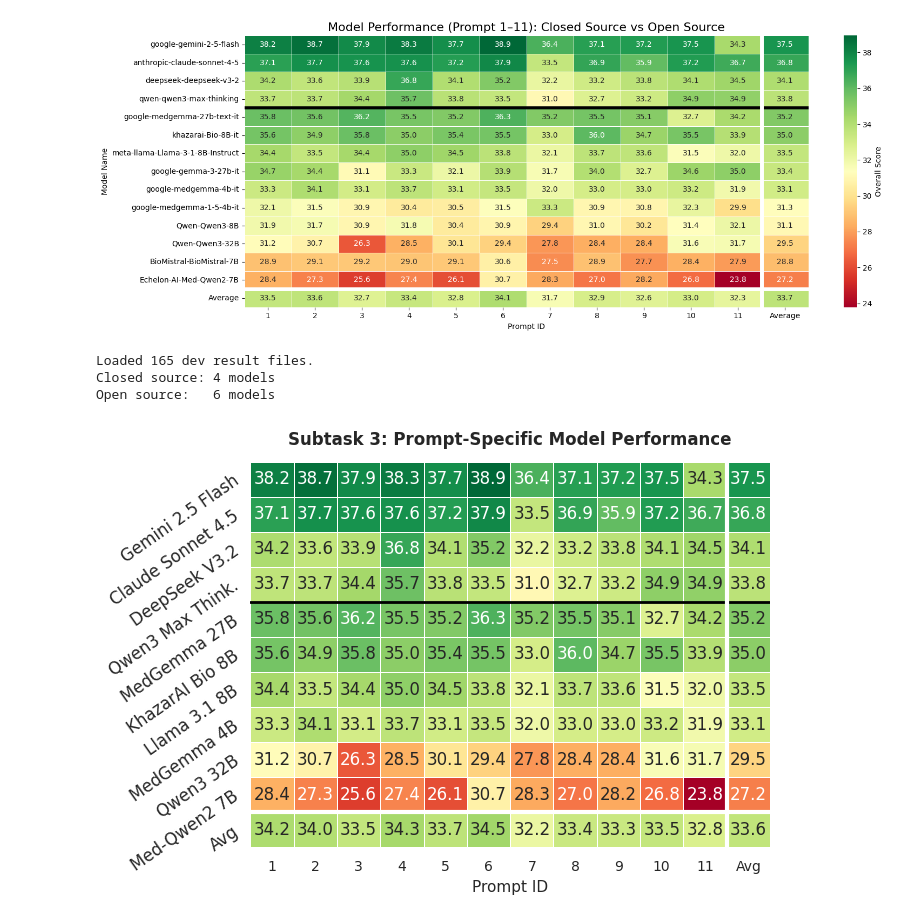
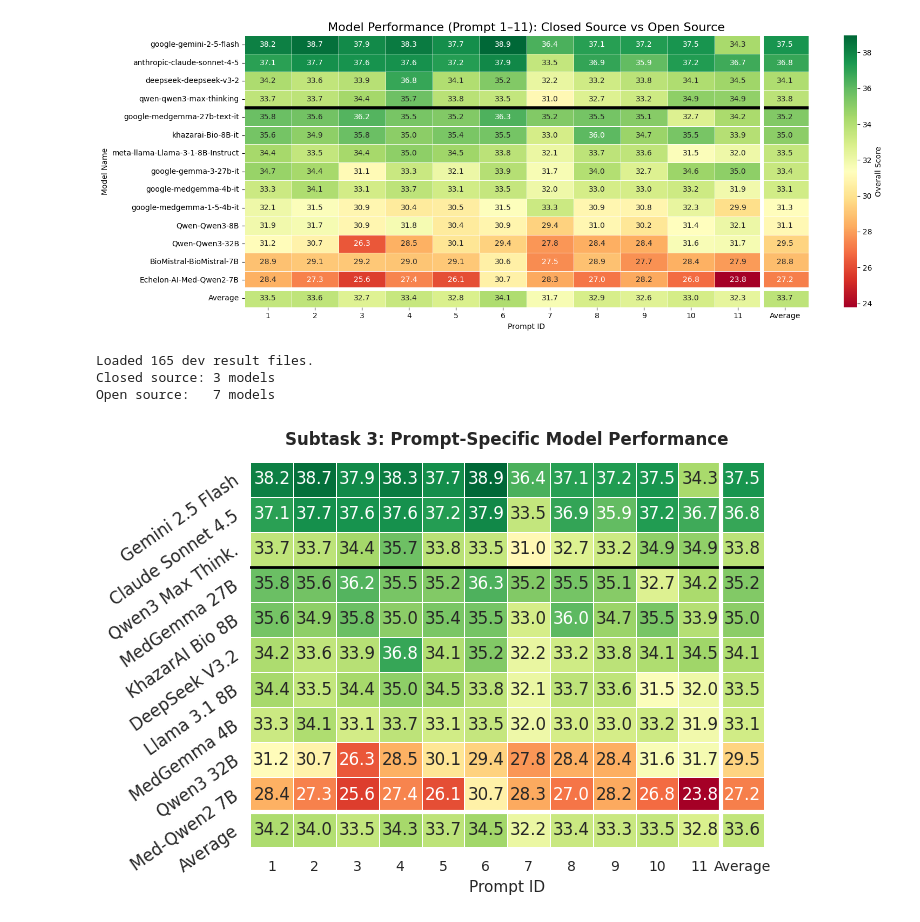
Before and after one commit to bioinformatics-ua/ArchEHR-QA-2026, a Jupyter notebook: Subtask3/inference/model_prompt_heatmap.ipynb, the cells around one changed output. Drawn from its saved outputs; the diff is of its cells as text; code cells hidden in the pictures.

Commit message:
Heatmaps subtask 1,3,4

```diff
--- a/Subtask3/inference/model_prompt_heatmap.ipynb
+++ b/Subtask3/inference/model_prompt_heatmap.ipynb
@@ -250,7 +250,6 @@ closed_source_models = [
     # 'x-ai-grok-4-1-fast',
     'google-gemini-3-pro-preview',
     'qwen-qwen3-max',
-    'deepseek-deepseek-v3-2',
 
     'qwen-qwen3-max-thinking',
     'google-gemini-2-5-flash'
@@ -262,8 +261,9 @@ open_source_models = [
     'google-medgemma-27b-text-it',
     'google-medgemma-4b-it',
     'Echelon-AI-Med-Qwen2-7B',
-    'khazarai-Bio-8B-it'
+    'khazarai-Bio-8B-it',
 
+    'deepseek-deepseek-v3-2',
 ]
 
 # ── Define Clean Aliases for the Plot ────────────────────────────────────────
@@ -293,13 +293,13 @@ all_models = closed_source_models + open_source_models
 df_dev_filtered = df_dev[df_dev['model'].isin(all_models)]
 pivot_dev = df_dev_filtered.pivot_table(index='model', columns='prompt_id', values='overall_score')
 
-# Calculate Averages (Changed to 'Avg')
-pivot_dev['Avg'] = pivot_dev.mean(axis=1)
-pivot_dev.loc['Avg'] = pivot_dev.mean(axis=0)
+# Calculate Averages (Changed to 'Average')
+pivot_dev['Average'] = pivot_dev.mean(axis=1)
+pivot_dev.loc['Average'] = pivot_dev.mean(axis=0)
 
 def get_avg_dev(model):
     try:
-        return pivot_dev.loc[model, 'Avg']
+        return pivot_dev.loc[model, 'Average']
     except KeyError:
         return -float('inf')
 
@@ -307,8 +307,8 @@ def get_avg_dev(model):
 closed_sorted_dev = sorted([m for m in closed_source_models if m in pivot_dev.index], key=get_avg_dev, reverse=True)
 open_sorted_dev   = sorted([m for m in open_source_models   if m in pivot_dev.index], key=get_avg_dev, reverse=True)
 
-# Reindex using 'Avg' instead of 'Average'
-pivot_dev = pivot_dev.reindex(closed_sorted_dev + open_sorted_dev + ['Avg'])
+# Reindex using 'Average' instead of 'Avg'
+pivot_dev = pivot_dev.reindex(closed_sorted_dev + open_sorted_dev + ['Average'])
 
 # Apply the clean aliases to the DataFrame index
 pivot_dev.rename(index=model_aliases, inplace=True)
@@ -326,33 +326,33 @@ plt.figure(figsize=(7, 5))
 ax = sns.heatmap(
     pivot_dev,
     annot=True,
     fmt='.1f',
     cmap='RdYlGn',
     linewidths=0.5,
     annot_kws={"size": 12},
     cbar=False # Removes the colorbar from the right
 )
 
 # Scale down the separator lines for the smaller figure size
 ax.axhline(y=n_closed_dev, color='black', linewidth=2)
 ax.axvline(x=pivot_dev.shape[1] - 1, color='white', linewidth=3)
 ax.axhline(y=pivot_dev.shape[0] - 1, color='white', linewidth=3)
 
 # Adjust titles and labels with larger, paper-appropriate font sizes (Added "Overall Score")
 plt.title('Subtask 3: Prompt-Specific Model Performance', fontsize=12, fontweight='bold', pad=12)
 plt.ylabel('', fontsize=11)
 plt.xlabel('Prompt ID', fontsize=11)
 
 # Clean up ticks and increase their size
 plt.xticks(fontsize=10, rotation=0)
 plt.yticks(fontsize=12, rotation=35, ha='right', rotation_mode='anchor')
 
 plt.tight_layout()
 
 # Save as PDF at 300 DPI for crisp print quality
 plt.savefig('subtask3_heatmap_revised.pdf', dpi=300, bbox_inches='tight')
 # %% [output]
 Loaded 165 dev result files.
-Closed source: 4 models
-Open source:   6 models
+Closed source: 3 models
+Open source:   7 models
-[figure, old version]
+[figure, new version]
```
Also changed, not shown: parts of 3 cells of this notebook, 8 other files.
